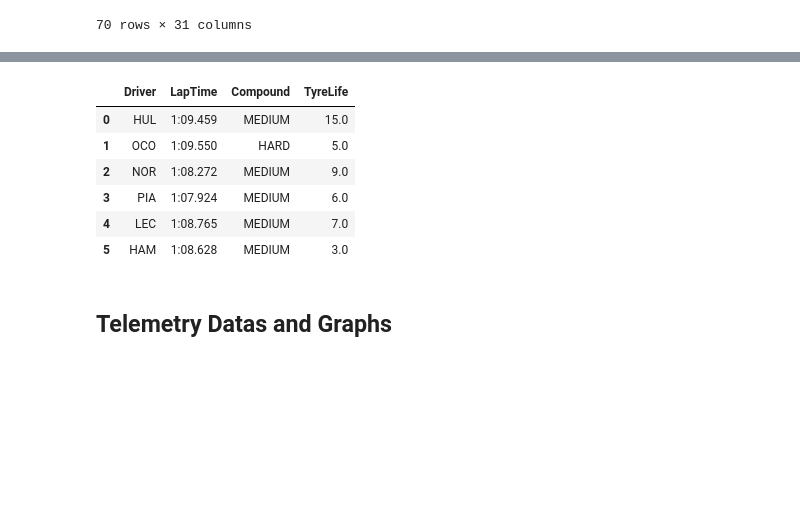
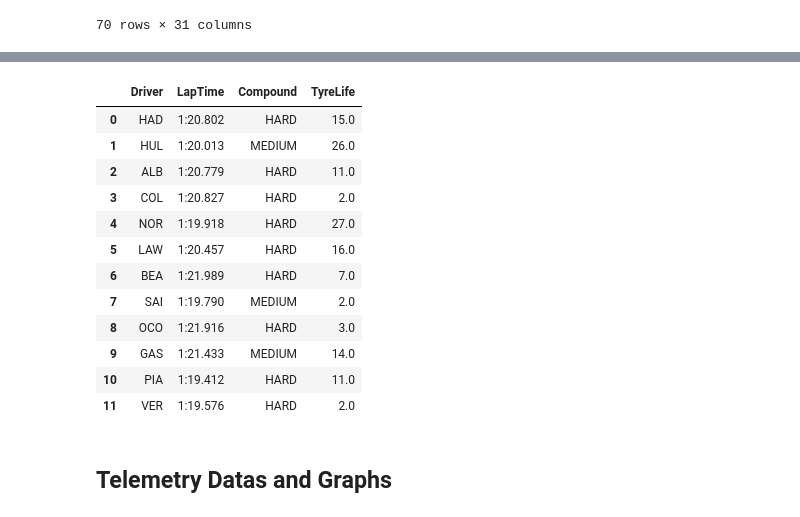
Before and after one commit to Mohandas-KJ/Slipstream-F1, a Jupyter notebook: 2026_Hungary_GP/notebooks/02_telemetry_analysis.ipynb, the cells around one changed output, grey strips where cells are left out. Cells and saved outputs as stored; diff of their text form; code cells hidden in the pictures; blank space fills up the shorter version.

```diff
--- a/2026_Hungary_GP/notebooks/02_telemetry_analysis.ipynb
+++ b/2026_Hungary_GP/notebooks/02_telemetry_analysis.ipynb
@@ -70,8 +70,8 @@ dict_keys(['HAD', 'HUL', 'ALB', 'COL', 'NOR', 'LAW', 'BEA', 'SAI', 'OCO', 'GAS',
 70 rows × 31 columns
 # %%
 # Pick the fastest Lap for each
-hul_fast,oco_fast,nor_fast,pia_fast,lec_fast,ham_fast = slipclassify.pick_fastest_group([hul,oco,nor,pia,lec,ham])
+fastest_data = slipclassify.pick_fastest_group(top_drivers)
 
 # Test
-oco_fast
+fastest_data["NOR"]
 # %% [output]
@@ -95,15 +95,21 @@ Name: 681, dtype: object
 # %%
 # Take out a Summary!
-fast_sum = slipclassify.tel_fast_lap_summary([hul_fast,oco_fast,nor_fast,pia_fast,lec_fast,ham_fast])
+fast_sum = slipclassify.tel_fast_lap_summary(fastest_data.values())
 fast_sum
 # %% [output]
 |  | Driver | LapTime | Compound | TyreLife |
-| 0 | HUL | 1:09.459 | MEDIUM | 15.0 |
-| 1 | OCO | 1:09.550 | HARD | 5.0 |
-| 2 | NOR | 1:08.272 | MEDIUM | 9.0 |
-| 3 | PIA | 1:07.924 | MEDIUM | 6.0 |
-| 4 | LEC | 1:08.765 | MEDIUM | 7.0 |
-| 5 | HAM | 1:08.628 | MEDIUM | 3.0 |
+| 0 | HAD | 1:20.802 | HARD | 15.0 |
+| 1 | HUL | 1:20.013 | MEDIUM | 26.0 |
+| 2 | ALB | 1:20.779 | HARD | 11.0 |
+| 3 | COL | 1:20.827 | HARD | 2.0 |
+| 4 | NOR | 1:19.918 | HARD | 27.0 |
+| 5 | LAW | 1:20.457 | HARD | 16.0 |
+| 6 | BEA | 1:21.989 | HARD | 7.0 |
+| 7 | SAI | 1:19.790 | MEDIUM | 2.0 |
+| 8 | OCO | 1:21.916 | HARD | 3.0 |
+| 9 | GAS | 1:21.433 | MEDIUM | 14.0 |
+| 10 | PIA | 1:19.412 | HARD | 11.0 |
+| 11 | VER | 1:19.576 | HARD | 2.0 |
 # %% [markdown]
 ## Telemetry Datas and Graphs
 # %%
```
Also changed, not shown: parts of 8 cells of this notebook, 1 other file.
